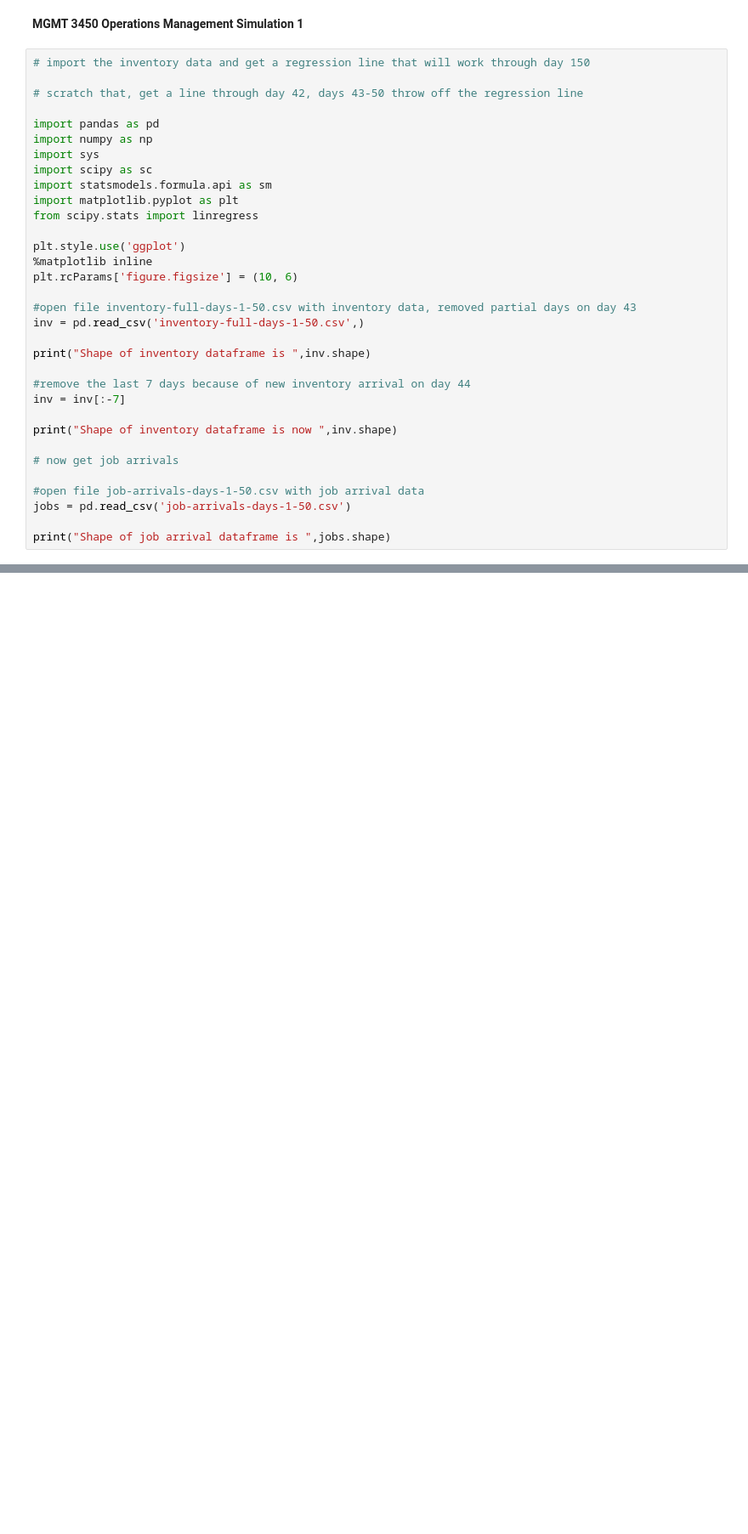
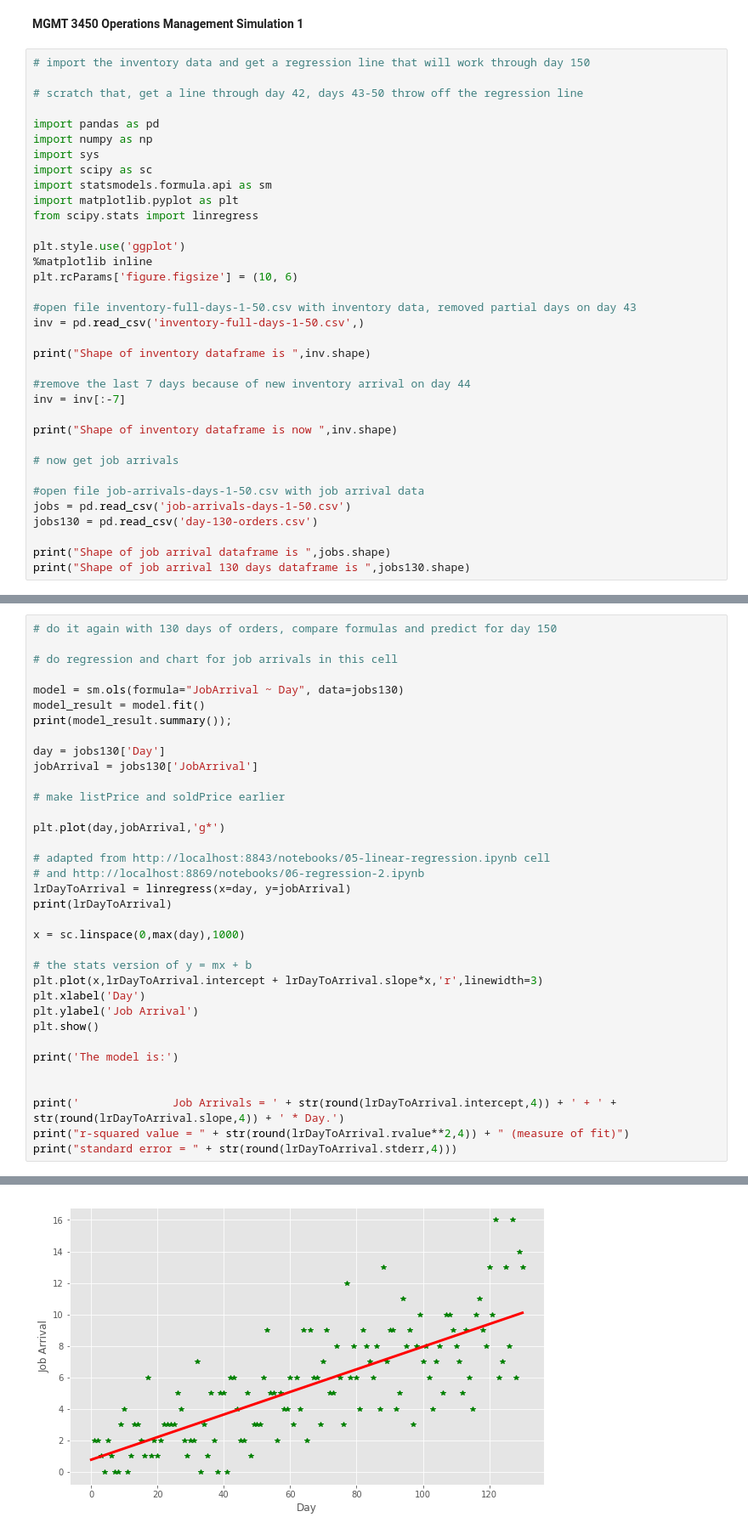
Before and after one commit to jimlohse/mgmt3450, a Jupyter notebook: Sim1.ipynb, the cells around one changed output, grey strips where cells are left out. Shown at 85% size. Cells and saved outputs as stored; diff of their text form; blank space fills up the shorter version.

```diff
--- a/Sim1.ipynb
+++ b/Sim1.ipynb
@@ -31,8 +31,10 @@ print("Shape of inventory dataframe is now ",inv.shape)
 
 #open file job-arrivals-days-1-50.csv with job arrival data
 jobs = pd.read_csv('job-arrivals-days-1-50.csv')
+jobs130 = pd.read_csv('day-130-orders.csv')
 
 print("Shape of job arrival dataframe is ",jobs.shape)
+print("Shape of job arrival 130 days dataframe is ",jobs130.shape)
 # %% [output]
 Shape of inventory dataframe is  (50, 2)
 Shape of inventory dataframe is now  (43, 2)
@@ -149,3 +152,39 @@ The model is:
               Job Arrivals = 1.4016 + 0.0431 * Day.
 r-squared value = 0.1174 (measure of fit)
 standard error = 0.017
+# %%
+# do it again with 130 days of orders, compare formulas and predict for day 150
+
+# do regression and chart for job arrivals in this cell
+
+model = sm.ols(formula="JobArrival ~ Day", data=jobs130)
+model_result = model.fit()
+print(model_result.summary());
+
+day = jobs130['Day']
+jobArrival = jobs130['JobArrival']
+
+# make listPrice and soldPrice earlier
+
+plt.plot(day,jobArrival,'g*')
+
+# adapted from http://localhost:8843/notebooks/05-linear-regression.ipynb cell
+# and http://localhost:8869/notebooks/06-regression-2.ipynb
+lrDayToArrival = linregress(x=day, y=jobArrival)
+print(lrDayToArrival)
+
+x = sc.linspace(0,max(day),1000)
+
+# the stats version of y = mx + b
+plt.plot(x,lrDayToArrival.intercept + lrDayToArrival.slope*x,'r',linewidth=3)
+plt.xlabel('Day')
+plt.ylabel('Job Arrival')
+plt.show()
+
+print('The model is:')
+
+
+print('              Job Arrivals = ' + str(round(lrDayToArrival.intercept,4)) + ' + ' + str(round(lrDayToArrival.slope,4)) + ' * Day.')
+print("r-squared value = " + str(round(lrDayToArrival.rvalue**2,4)) + " (measure of fit)")
+print("standard error = " + str(round(lrDayToArrival.stderr,4)))
+# %% [output]
@@ -151,0 +208 @@ standard error = 0.017
+[figure, added]
```
Also changed, not shown: parts of 5 cells of this notebook.
